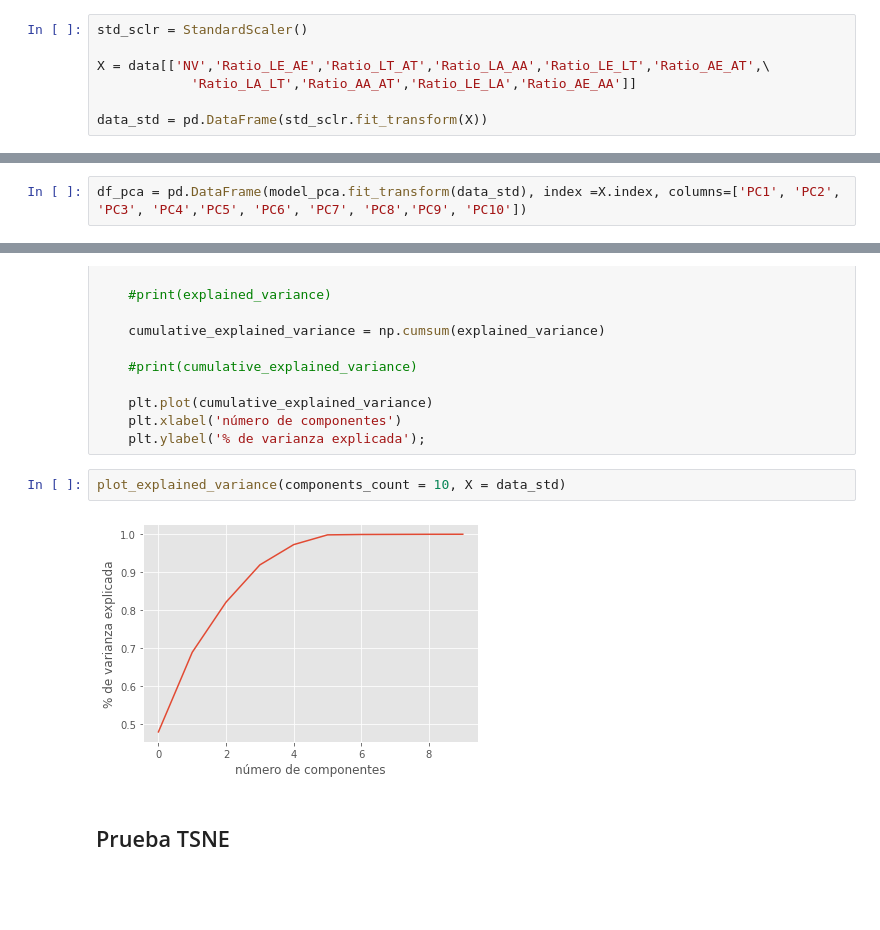
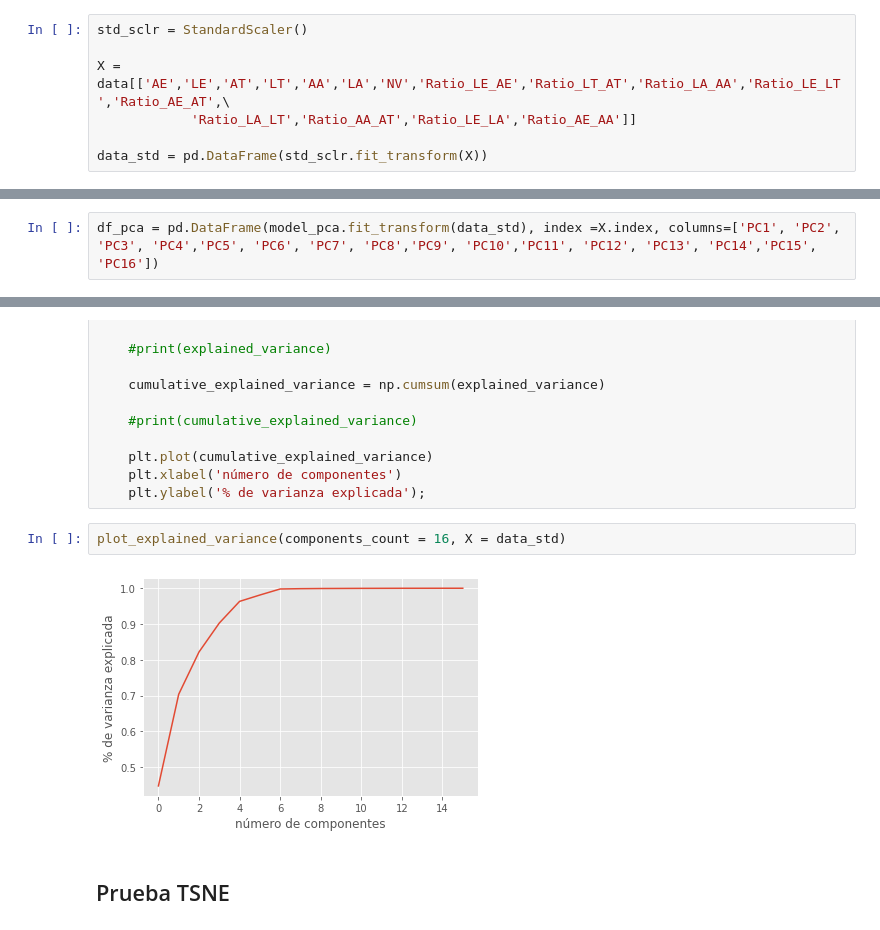
Before and after one commit to szl30n/ProyectosDHDS, a Jupyter notebook: TP4/notebooks/2_Prueba de Kmeans.ipynb, the cells around one changed output, grey strips where cells are left out. Cells and saved outputs as stored; diff of their text form; blank space fills up the shorter version.

```diff
--- a/TP4/notebooks/2_Prueba de Kmeans.ipynb
+++ b/TP4/notebooks/2_Prueba de Kmeans.ipynb
@@ -123,7 +123,7 @@ from sklearn.decomposition import PCA
 # %%
 std_sclr = StandardScaler()
 
-X = data[['NV','Ratio_LE_AE','Ratio_LT_AT','Ratio_LA_AA','Ratio_LE_LT','Ratio_AE_AT',\
+X = data[['AE','LE','AT','LT','AA','LA','NV','Ratio_LE_AE','Ratio_LT_AT','Ratio_LA_AA','Ratio_LE_LT','Ratio_AE_AT',\
             'Ratio_LA_LT','Ratio_AA_AT','Ratio_LE_LA','Ratio_AE_AA']]
 
 data_std = pd.DataFrame(std_sclr.fit_transform(X))
@@ -161,5 +167,5 @@ pca_df
 # %%
-df_pca = pd.DataFrame(model_pca.fit_transform(data_std), index =X.index, columns=['PC1', 'PC2', 'PC3', 'PC4','PC5', 'PC6', 'PC7', 'PC8','PC9', 'PC10'])
+df_pca = pd.DataFrame(model_pca.fit_transform(data_std), index =X.index, columns=['PC1', 'PC2', 'PC3', 'PC4','PC5', 'PC6', 'PC7', 'PC8','PC9', 'PC10','PC11', 'PC12', 'PC13', 'PC14','PC15', 'PC16'])
 # %%
 df_pca.head()
 # %% [output]
@@ -197,9 +214,9 @@ def plot_explained_variance(components_count, X):
     plt.xlabel('número de componentes')
     plt.ylabel('% de varianza explicada');
 # %%
-plot_explained_variance(components_count = 10, X = data_std)
+plot_explained_variance(components_count = 16, X = data_std)
 # %% [output]
-[figure, old version]
+[figure, new version]
 # %% [markdown]
 ## Prueba TSNE
 # %%
```
Also changed, not shown: parts of 7 cells of this notebook, 2 other files.
